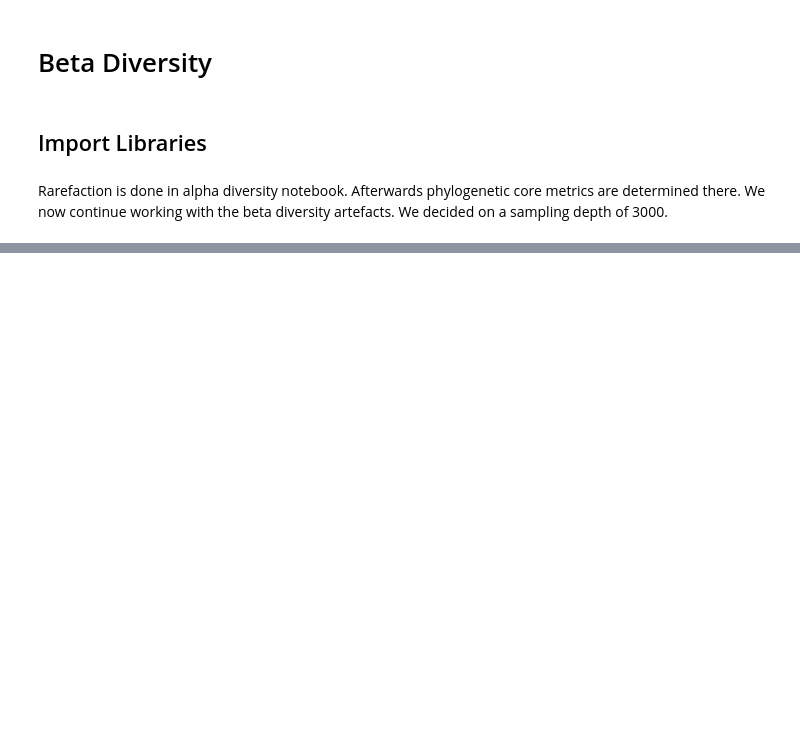
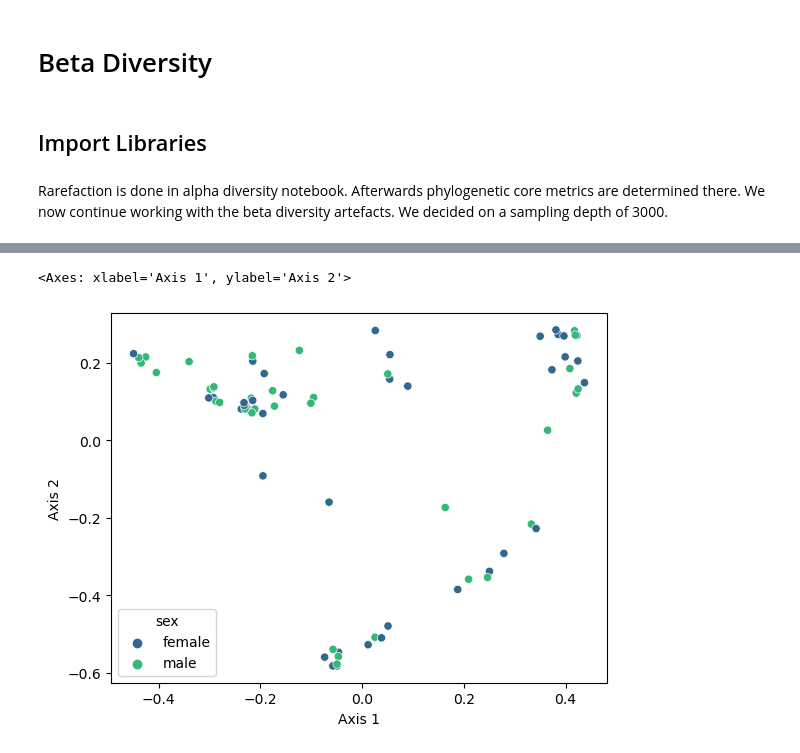
Before and after one commit to marie3003/pundemic, a Jupyter notebook: w6_beta_diversity.ipynb, the cells around one changed output, grey strips where cells are left out. Drawn from its saved outputs; the diff is of its cells as text; code cells hidden in the pictures; blank space fills up the shorter version.

```diff
--- a/w6_beta_diversity.ipynb
+++ b/w6_beta_diversity.ipynb
@@ -45,0 +207,9 @@ Since we work with ITS data, we did not get a reliable phylogeny and therefore W
+# %%
+scatterplot(data = pcs_data_with_md,
+            x = 'Axis 1',
+            y = 'Axis 2',
+            hue = 'sex',
+            palette = 'viridis')
+# %% [output]
+<Axes: xlabel='Axis 1', ylabel='Axis 2'>
+[figure, added]
```
Also changed, not shown: parts of 41 cells of this notebook, 12 other files.
